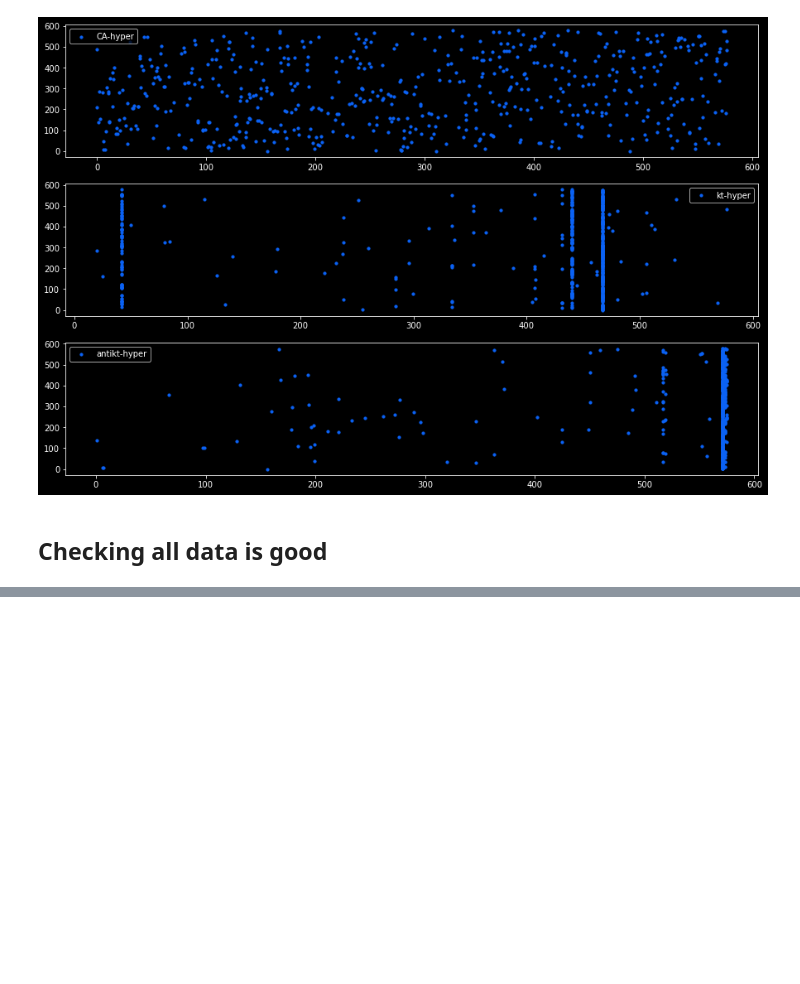
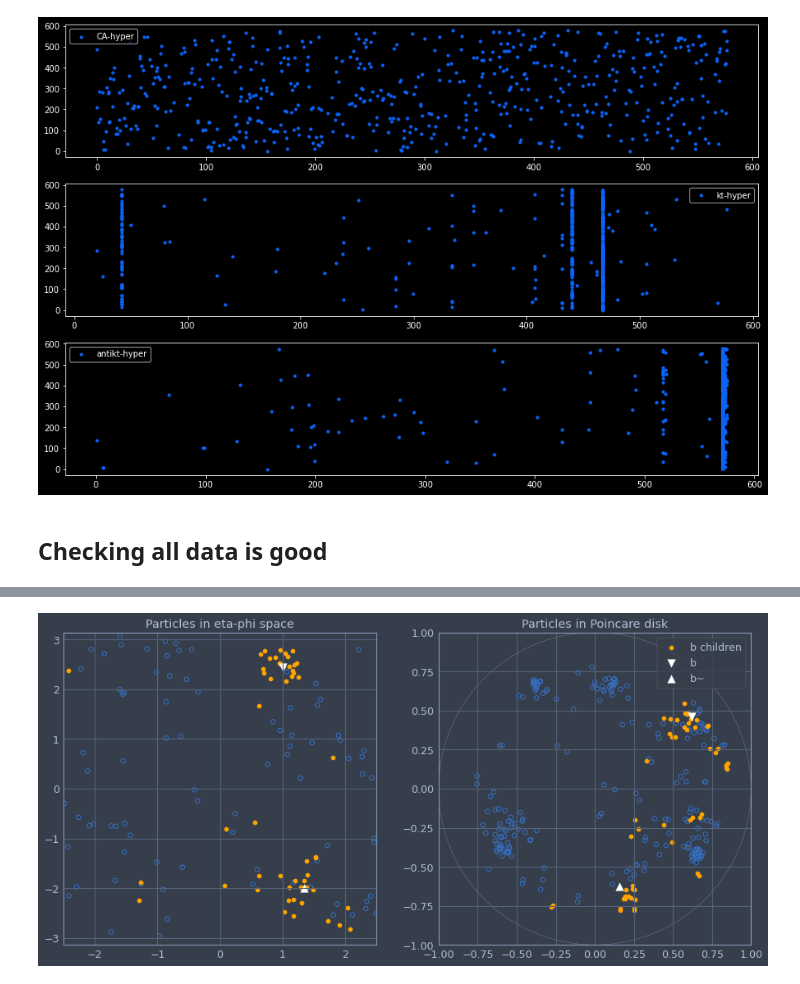
Before and after one commit to GiorgioCerro/hyparticle-net, a Jupyter notebook: why_hyperbolic_embedding.ipynb, the cells around one changed output, grey strips where cells are left out. Drawn from its saved outputs; the diff is of its cells as text; code cells hidden in the pictures; blank space fills up the shorter version.

```diff
--- a/why_hyperbolic_embedding.ipynb
+++ b/why_hyperbolic_embedding.ipynb
@@ -401,0 +411,88 @@ print(f'number of rotten data: {sum(np.isnan(mean))}')
+# %%
+event_idx = 1
+with HdfReader('data/test/gz_train-0.hdf5') as hep_file:
+    process = hep_file.read_process(name='background')
+    event = process.read_event(event_idx)
+    graph = gcl.Graphicle.from_numpy(
+        edges = event.edges,
+        pmu = event.pmu,
+        pdg = event.pdg,
+        status = event.status,
+        final = event.mask('final'),
+    )
+
+    hyper_coords = event.get_custom('hyper_coords')
+    #graph.adj = gcl.transform.particle_as_node(graph.adj)
+
+graph_node = copy.deepcopy(graph)
+graph_node.adj = gcl.transform.particle_as_node(graph_node.adj)
+masks = gcl.select.hard_descendants(graph, {'5'})
+# %%
+fig,ax = plt.subplots(1,2,figsize=(15,7))
+ax = ax.flatten()
+manifold = PoincareBall()
+
+mks = graph.final.data * (masks['b'].data + masks['b~'].data)
+col = ['b','orange','orange','orange']
+lab = ['final','b','b~','mixed']
+
+ax[0].scatter(
+    graph.pmu.eta[graph.final.data ^ mks],
+    graph.pmu.phi[graph.final.data ^ mks],
+    30, alpha=1,facecolors='none', edgecolors='b', linewidth=1)
+ax[1].scatter(
+    hyper_coords[graph.final.data ^ mks,0],
+    hyper_coords[graph.final.data ^ mks,1],
+    30, alpha=1,facecolors='none', edgecolors='b', linewidth=1)
+
+ax[0].scatter(graph.pmu.eta[mks],graph.pmu.phi[mks],30, alpha=1,c='orange')
+ax[1].scatter(hyper_coords[mks,0],hyper_coords[mks,1],30, alpha=1,c='orange',label='b children')
+
+
+b = np.where(graph.pdg.data ==5)[0][-1]
+b_ = np.where(graph.pdg.data == -5)[0][-1]
+h = np.where(graph.pdg.data == 25)[0]#[0]
+jet = [b,b_,h]
+marker = ['v','^','o']
+col = ['white','white','r']
+lab = ['b','b~','h']
+for j in range(2):
+    ax[0].scatter(graph.pmu.eta[jet[j]], graph.pmu.phi[jet[j]],
+        100,color=col[j],marker=marker[j])
+    ax[1].scatter(hyper_coords[jet[j],0], hyper_coords[jet[j],1],
+        100,color=col[j],marker=marker[j],label=lab[j])
+
+
+ax[0].set_xlim(-2.5,2.5)
+ax[0].set_ylim(-np.pi,np.pi)
+ax[0].set_title('Particles in eta-phi space')
+#ax[0].legend()
+
+disk = Circle((0,0),1,color='white',fill=False)
+ax[1].add_patch(disk)
+ax[1].set_xlim(-1,1)
+ax[1].set_ylim(-1,1)
+ax[1].set_title('Particles in Poincare disk')
+ax[1].legend()
+
+'''
+idxs = [784,785]
+#idxs = [645,678,677]
+idxs = [np.where(graph.edges['out'][graph.final] == i)[0][0] for i in idxs]
+
+hyper = hyper_coords[graph.final]
+phase = np.transpose([
+    graph.pmu.eta[graph.final],graph.pmu.phi[graph.final]])
+for idx00 in idxs:
+    xy_left = phase[idx00]
+    xy_right = hyper[idx00]
+
+    #ax[0].scatter(xy_left[0],xy_left[1],alpha=1, s = 50, c='orange')
+    #ax[1].scatter(xy_right[0],xy_right[1],alpha=1, s=50, c='orange') #change color
+    con = ConnectionPatch(xyA=xy_left, coordsA=ax[0].transData,
+        xyB=xy_right, coordsB=ax[1].transData, ls='--',lw=1,color='#FE642E')
+    fig.add_artist(con)
+'''
+plt.show()
+# %% [output]
+[figure, added]
```
Also changed, not shown: parts of 21 cells of this notebook, 11 other files.
